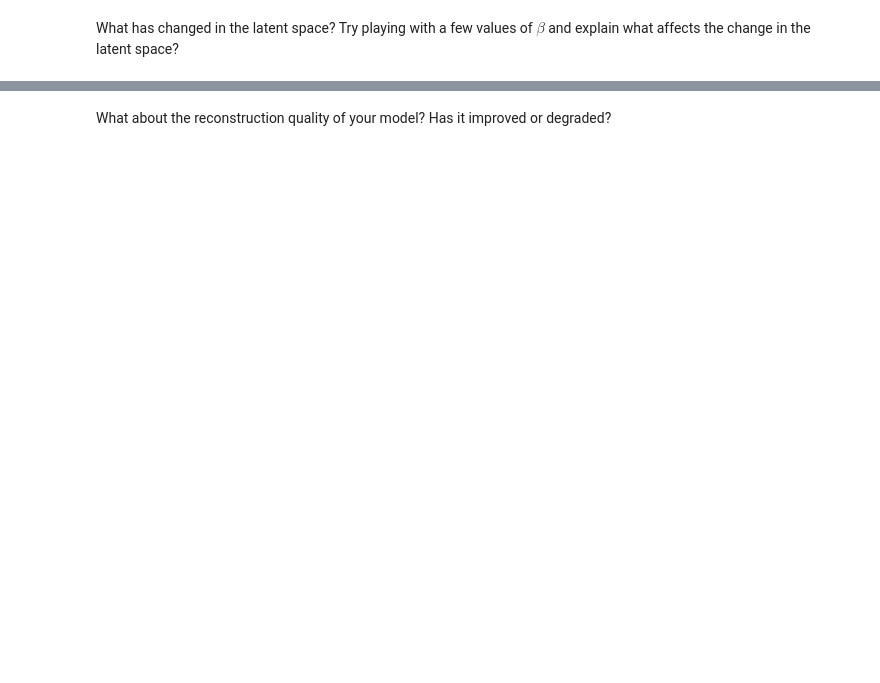
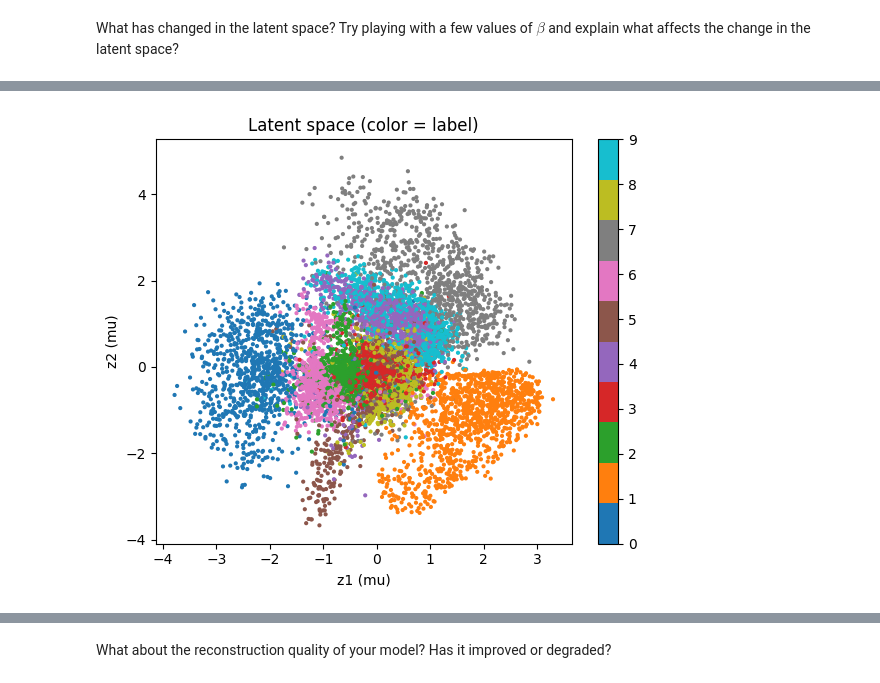
Before and after one commit to SebastianApelgren/gen-models-practical-dd2610, a Jupyter notebook: VAE-practical-master/VAE_Practical_Bernoulli.ipynb, the cells around one changed output, grey strips where cells are left out. Drawn from its saved outputs; the diff is of its cells as text; code cells hidden in the pictures; blank space fills up the shorter version.

```diff
--- a/VAE-practical-master/VAE_Practical_Bernoulli.ipynb
+++ b/VAE-practical-master/VAE_Practical_Bernoulli.ipynb
@@ -503,0 +555,5 @@ What has changed in the latent space? Try playing with a few values of $\beta$ a
+# %%
+# beta = 1
+show_latent_space()
+# %% [output]
+[figure, added]
```
Also changed, not shown: parts of 34 cells of this notebook, 1 other file.
